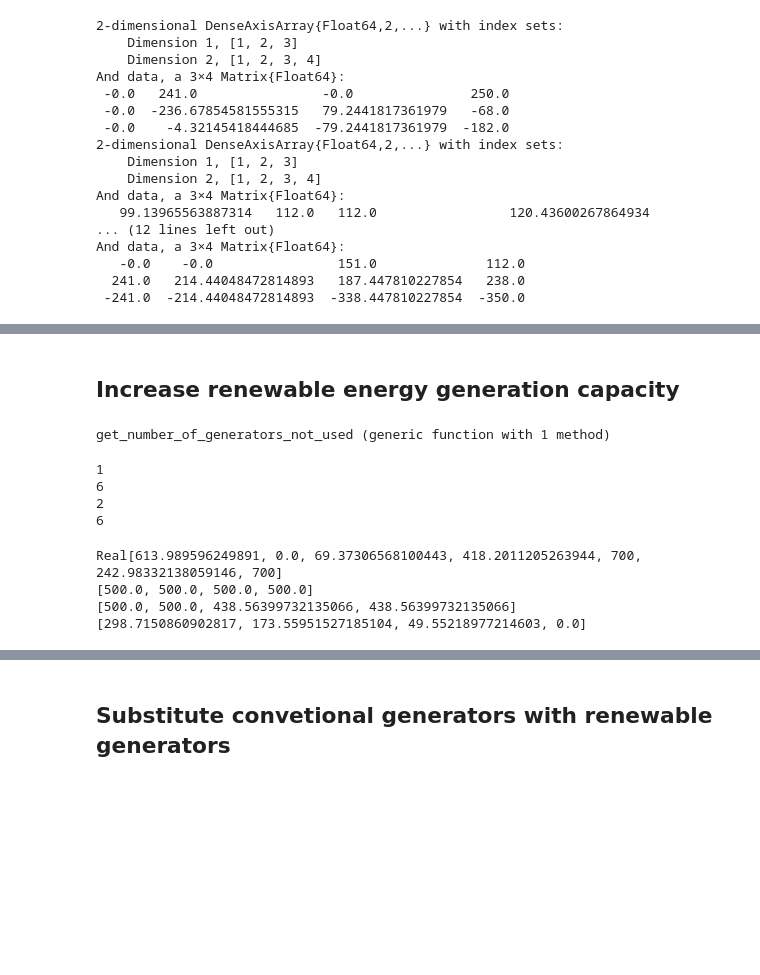
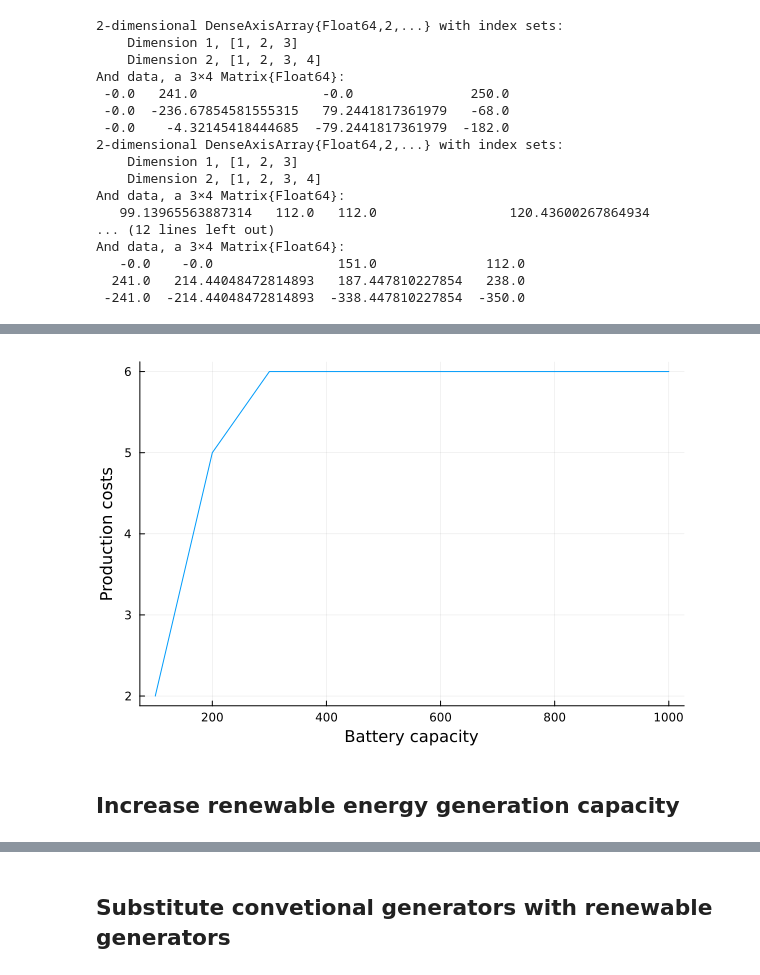
Before and after one commit to katekuian/amo-personal-project, a Jupyter notebook: 24bus-analysis.ipynb, the cells around one changed output, grey strips where cells are left out. Drawn from its saved outputs; the diff is of its cells as text; code cells hidden in the pictures; blank space fills up the shorter version.

```diff
--- a/24bus-analysis.ipynb
+++ b/24bus-analysis.ipynb
@@ -482,19 +522,9 @@ And data, a 3×4 Matrix{Float64}:
+# %%
+p = plot(B_max_possible_values, unused_generators, xlabel="Battery capacity", ylabel="Production costs", legend=:none)
+savefig(p, "results/orig_unused_generators.png")
+p
+# %% [output]
+[figure, added]
 # %% [markdown]
 ## Increase renewable energy generation capacity
-# %%
-function get_number_of_generators_not_used(results)
-    return sum(Int(all(x -> x == 0, results["P_c"][g,:,:])) for g in G_c)
-end
-# %% [output]
-get_number_of_generators_not_used (generic function with 1 method)
-# %%
-println(get_number_of_generators_not_used(results_initial))
-println(get_number_of_generators_not_used(results_with_battery_capacity))
-println(get_number_of_generators_not_used(results_with_selected_battery_capacity_1))
-println(get_number_of_generators_not_used(results_with_selected_battery_capacity_2))
-# %% [output]
-1
-6
-2
-6
 # %%
@@ -505,18 +531,2 @@ println(get_number_of_generators_not_used(results_with_selected_battery_capacity
 # Next we increase maximum power generation and battery capacities by 200Mw each
 # and investigate the number of generators that are not used
-# %%
-# increase maximum generation capacity of renewable generators
-max_power_renewable_generator_large = 700
-max_power_generation_large = [get_power_generation_from_wind(wind_speed_values[i], max_power_renewable_generator_large) for i in 1:length(wind_speed_values)]
-println(max_power_generation_large)
-
-P_r_max_increased_renewables = form_max_power_gen_per_time_period_and_scenario(max_power_generation_large)
-
-for t in T
-    println(P_r_max[t])
-end
-# %% [output]
-Real[613.989596249891, 0.0, 69.37306568100443, 418.2011205263944, 700, 242.98332138059146, 700]
-[500.0, 500.0, 500.0, 500.0]
-[500.0, 500.0, 438.56399732135066, 438.56399732135066]
-[298.7150860902817, 173.55951527185104, 49.55218977214603, 0.0]
```
Also changed, not shown: parts of 15 cells of this notebook, 4 other files.
